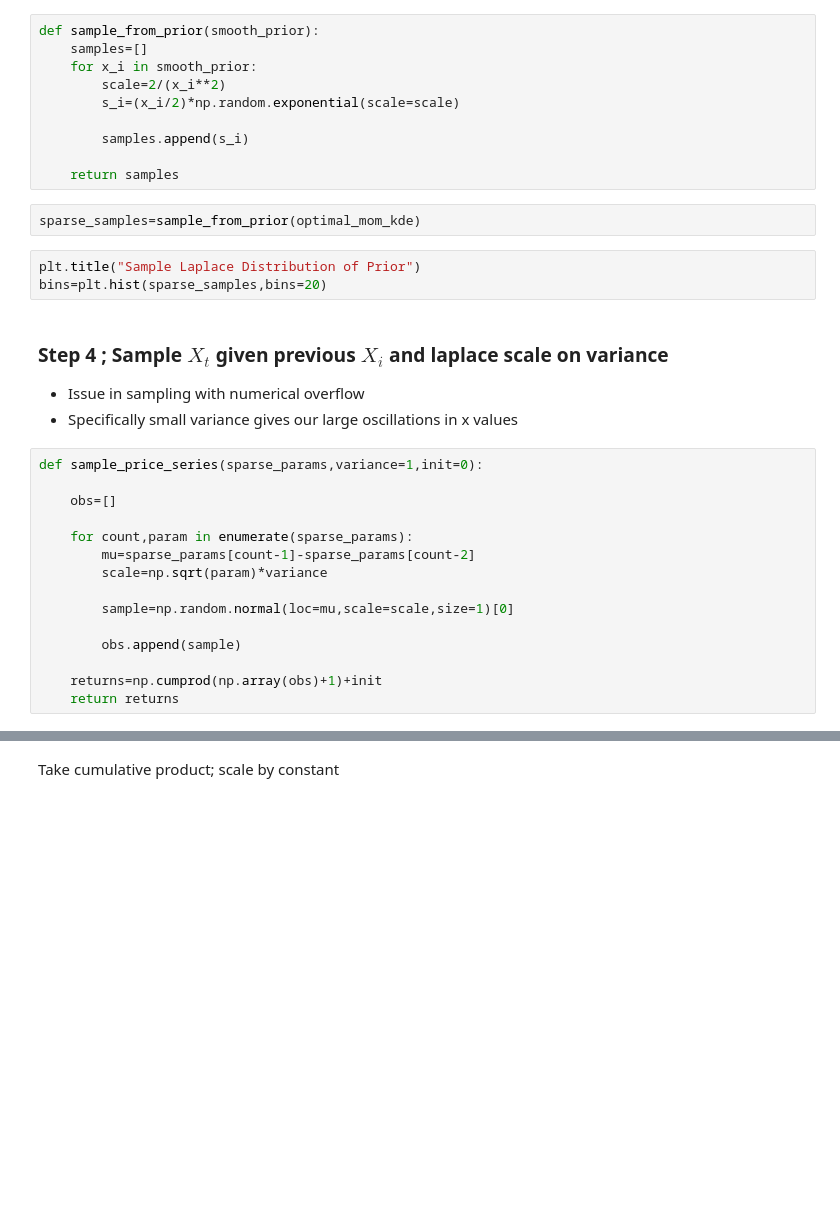
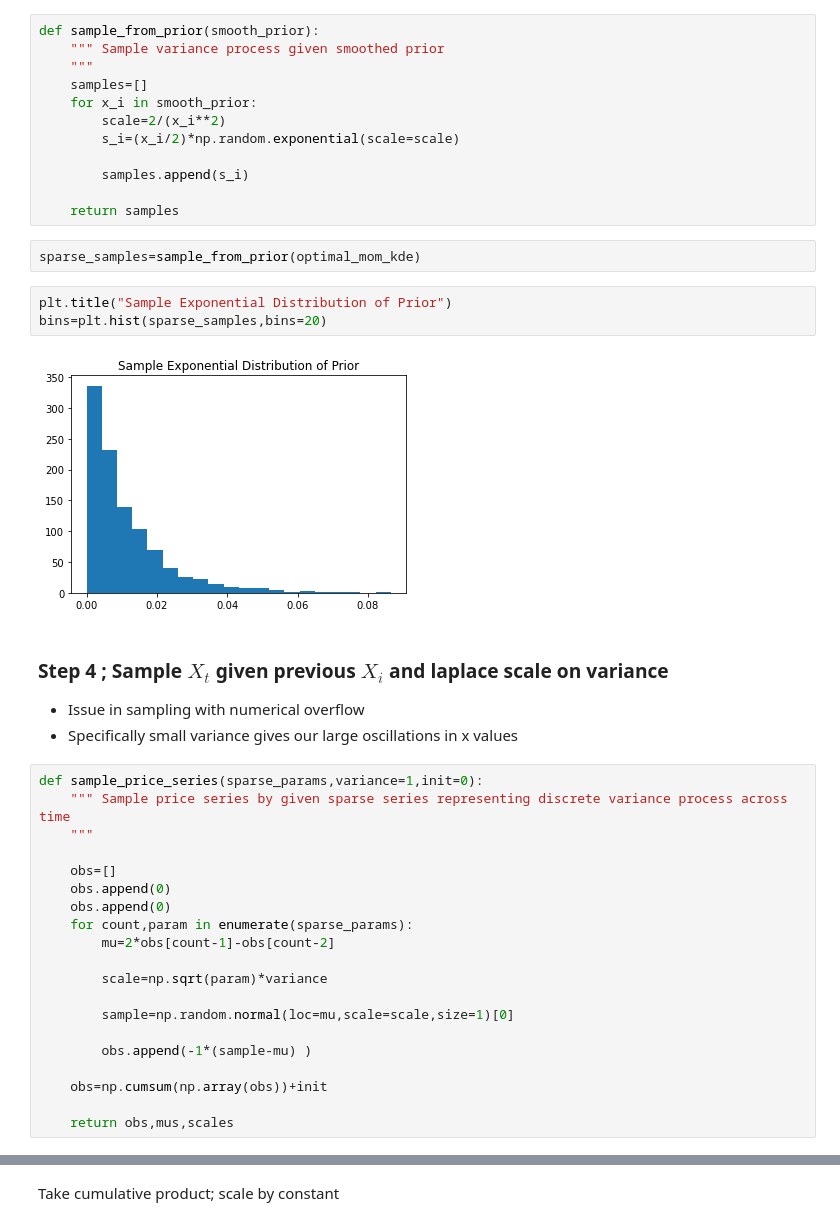
Before and after one commit to jasonbohne123/Adaptive_Signal_Estimation, a Jupyter notebook: Lasso_CPD/Simulations.ipynb, the cells around one changed output, grey strips where cells are left out. Saved outputs shown, nothing was run; the diff lists cells and outputs as text; blank space fills up the shorter version.

```diff
--- a/Lasso_CPD/Simulations.ipynb
+++ b/Lasso_CPD/Simulations.ipynb
@@ -65,6 +90,8 @@ plt.legend()
 ### Step 3; Sample Exponential distribution scaled by prior for sparsity enforcing param
 # %%
 def sample_from_prior(smooth_prior):
+    """ Sample variance process given smoothed prior
+    """
     samples=[]
     for x_i in smooth_prior:
         scale=2/(x_i**2)
@@ -76,8 +103,10 @@ def sample_from_prior(smooth_prior):
 # %%
 sparse_samples=sample_from_prior(optimal_mom_kde)
 # %%
-plt.title("Sample Laplace Distribution of Prior")
+plt.title("Sample Exponential Distribution of Prior")
 bins=plt.hist(sparse_samples,bins=20)
+# %% [output]
+[figure, added]
 # %% [markdown]
 ### Step 4 ; Sample $X_t$ given previous $X_i$ and laplace scale on variance
 
@@ -85,17 +114,22 @@ bins=plt.hist(sparse_samples,bins=20)
 - Specifically small variance gives our large oscillations in x values
 # %%
 def sample_price_series(sparse_params,variance=1,init=0):
+    """ Sample price series by given sparse series representing discrete variance process across time
+    """
 
     obs=[]
+    obs.append(0)
+    obs.append(0)
+    for count,param in enumerate(sparse_params):
+        mu=2*obs[count-1]-obs[count-2]
 
-    for count,param in enumerate(sparse_params):
-        mu=sparse_params[count-1]-sparse_params[count-2]
         scale=np.sqrt(param)*variance
 
         sample=np.random.normal(loc=mu,scale=scale,size=1)[0]
 
-        obs.append(sample)
+        obs.append(-1*(sample-mu) )
 
-    returns=np.cumprod(np.array(obs)+1)+init
-    return returns
+    obs=np.cumsum(np.array(obs))+init
+
+    return obs,mus,scales
 # %%
```
Also changed, not shown: parts of 21 cells of this notebook.
